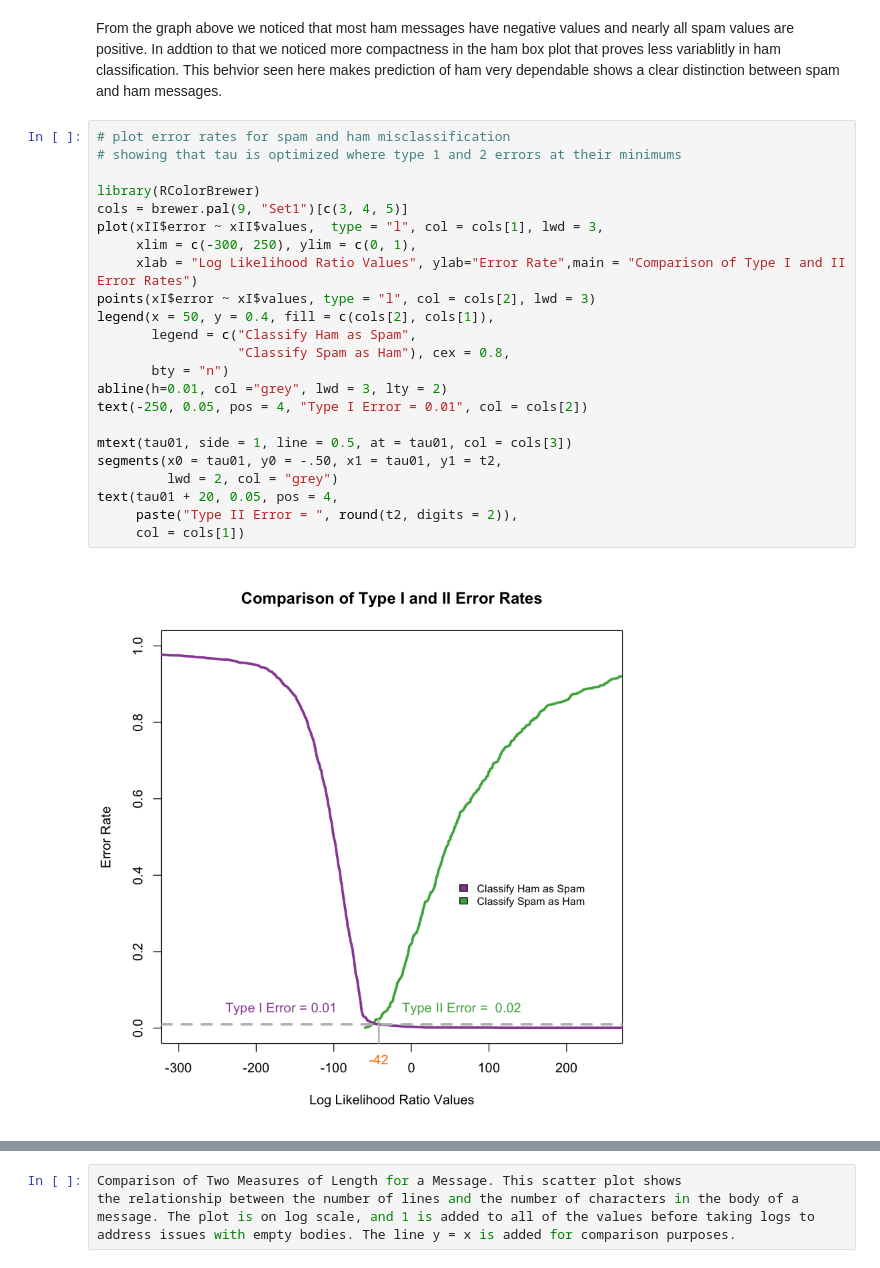
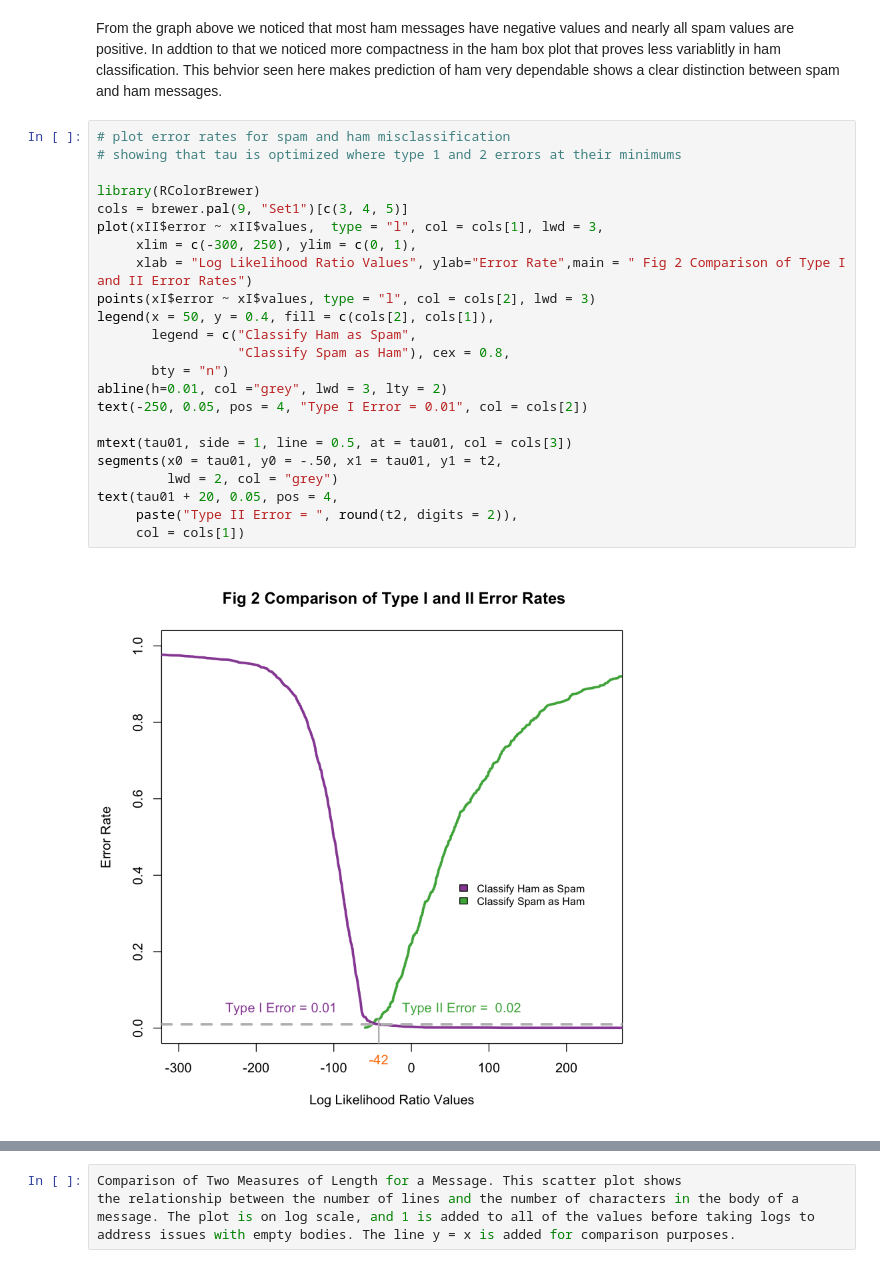
Before and after one commit to kjprice/smu-quantifying-the-world, a Jupyter notebook: CaseStudy3/Question20.ipynb, the cells around one changed output, grey strips where cells are left out. Saved outputs shown, nothing was run; the diff lists cells and outputs as text.

```diff
--- a/CaseStudy3/Question20.ipynb
+++ b/CaseStudy3/Question20.ipynb
@@ -127,28 +129,28 @@ This behvior seen here  makes prediction of ham very dependable shows a clear di
 # %%
 # plot error rates for spam and ham misclassification
 # showing that tau is optimized where type 1 and 2 errors at their minimums
 
 library(RColorBrewer)
 cols = brewer.pal(9, "Set1")[c(3, 4, 5)]
 plot(xII$error ~ xII$values,  type = "l", col = cols[1], lwd = 3,
      xlim = c(-300, 250), ylim = c(0, 1),
-     xlab = "Log Likelihood Ratio Values", ylab="Error Rate",main = "Comparison of Type I and II Error Rates")
+     xlab = "Log Likelihood Ratio Values", ylab="Error Rate",main = " Fig 2 Comparison of Type I and II Error Rates")
 points(xI$error ~ xI$values, type = "l", col = cols[2], lwd = 3)
 legend(x = 50, y = 0.4, fill = c(cols[2], cols[1]),
        legend = c("Classify Ham as Spam",
                   "Classify Spam as Ham"), cex = 0.8,
        bty = "n")
 abline(h=0.01, col ="grey", lwd = 3, lty = 2)
 text(-250, 0.05, pos = 4, "Type I Error = 0.01", col = cols[2])
 
 mtext(tau01, side = 1, line = 0.5, at = tau01, col = cols[3])
 segments(x0 = tau01, y0 = -.50, x1 = tau01, y1 = t2,
          lwd = 2, col = "grey")
 text(tau01 + 20, 0.05, pos = 4,
      paste("Type II Error = ", round(t2, digits = 2)),
      col = cols[1])
 # %% [output]
-[figure, old version]
+[figure, new version]
 # %%
 # plot that shows the # of characters and lines in the body of the emails.
 # they are positively correlated
```
Also changed, not shown: parts of 8 cells of this notebook.
